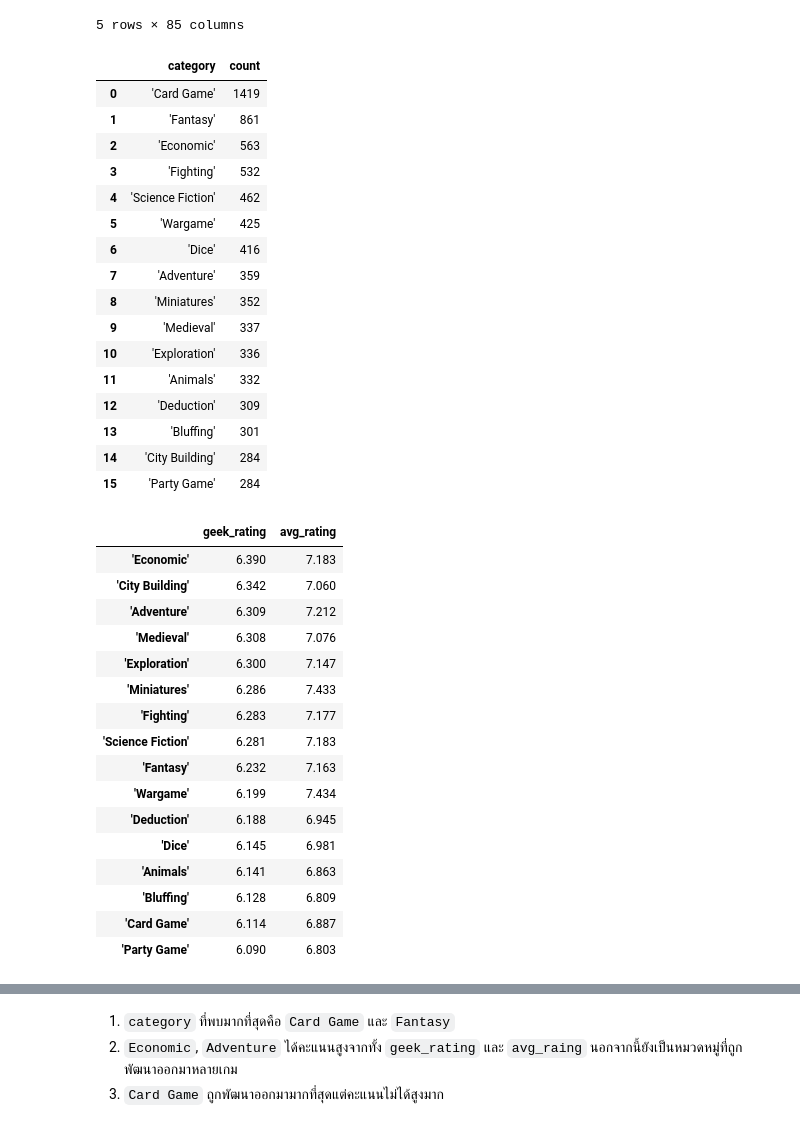
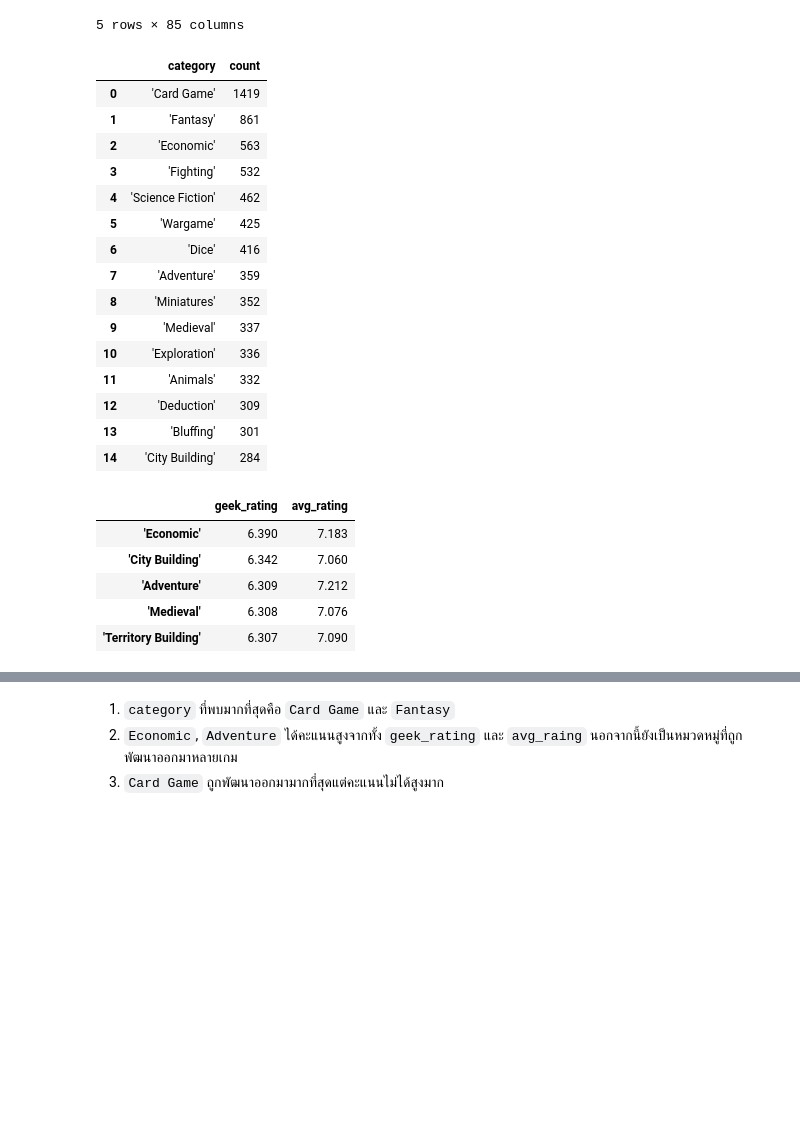
Before and after one commit to Kopzzz/Board-Game-RecCommu, a Jupyter notebook: code/1_Cleaning&EDA_BoardGames.ipynb, the cells around one changed output, grey strips where cells are left out. Cells and saved outputs as stored; diff of their text form; code cells hidden in the pictures; blank space fills up the shorter version.

```diff
--- a/code/1_Cleaning&EDA_BoardGames.ipynb
+++ b/code/1_Cleaning&EDA_BoardGames.ipynb
@@ -524,11 +507,11 @@ cats_rating.head()
 # Make data frame of sum of all categories
 df_cats = pd.DataFrame(cats_dummy.sum())
 # make data frame of all categories with sum over the minimum
-cats_top = df_cats.loc[df_cats[0] > 250]
+cats_top = df_cats.loc[df_cats[0] > 200]
 # make a list of the included mechanics
 cats_list = list(cats_top.index)
 
-cats_top = cats_top.sort_values(0, ascending=False).reset_index()
+cats_top = cats_top.sort_values(0, ascending=False)[:15].reset_index()
 cats_top.columns = ['category', 'count']
 cats_top
 # %% [output]
@@ -548,40 +531,28 @@ cats_top
 | 12 | 'Deduction' | 309 |
 | 13 | 'Bluffing' | 301 |
 | 14 | 'City Building' | 284 |
-| 15 | 'Party Game' | 284 |
 # %%
 # make a dictionary to store our next part
 cats_rating_dict = {}
 
 # for each included category
 for cat in cats_list:
     # get the average rating of all games that have that category
     geek_rating = cats_rating.loc[cats_rating[cat]==1]['geek_rating'].mean()
     avg_rating = cats_rating.loc[cats_rating[cat]==1]['avg_rating'].mean()
     # store the average rating in the dictionary
     cats_rating_dict[cat] = [round(geek_rating, 3), round(avg_rating, 3)]
 
 # make a dataframe of the categories sorted by rating
 cats_geek_rating = pd.DataFrame.from_dict(cats_rating_dict, orient='index', columns=['geek_rating', 'avg_rating']).sort_values('geek_rating', ascending=False)
 cats_avg_rating = pd.DataFrame.from_dict(cats_rating_dict, orient='index', columns=['geek_rating', 'avg_rating']).sort_values('avg_rating', ascending=False)
 
-cats_geek_rating
+cats_geek_rating.head()
 # %% [output]
 |  | geek_rating | avg_rating |
 | 'Economic' | 6.390 | 7.183 |
 | 'City Building' | 6.342 | 7.060 |
 | 'Adventure' | 6.309 | 7.212 |
 | 'Medieval' | 6.308 | 7.076 |
-| 'Exploration' | 6.300 | 7.147 |
-| 'Miniatures' | 6.286 | 7.433 |
-| 'Fighting' | 6.283 | 7.177 |
-| 'Science Fiction' | 6.281 | 7.183 |
-| 'Fantasy' | 6.232 | 7.163 |
-| 'Wargame' | 6.199 | 7.434 |
-| 'Deduction' | 6.188 | 6.945 |
-| 'Dice' | 6.145 | 6.981 |
-| 'Animals' | 6.141 | 6.863 |
-| 'Bluffing' | 6.128 | 6.809 |
-| 'Card Game' | 6.114 | 6.887 |
-| 'Party Game' | 6.090 | 6.803 |
+| 'Territory Building' | 6.307 | 7.090 |
 # %%
```
Also changed, not shown: parts of 3 cells of this notebook.
